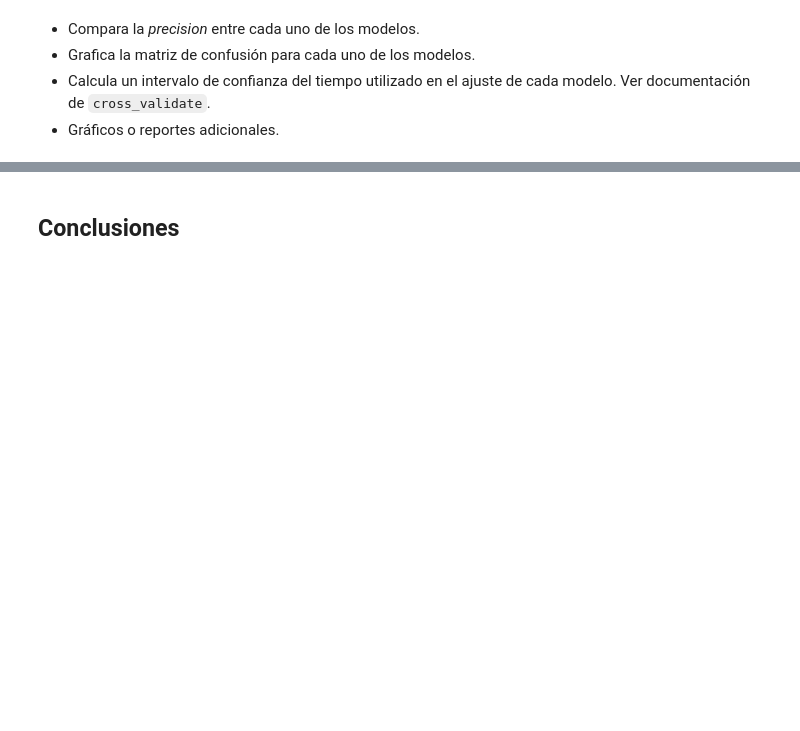
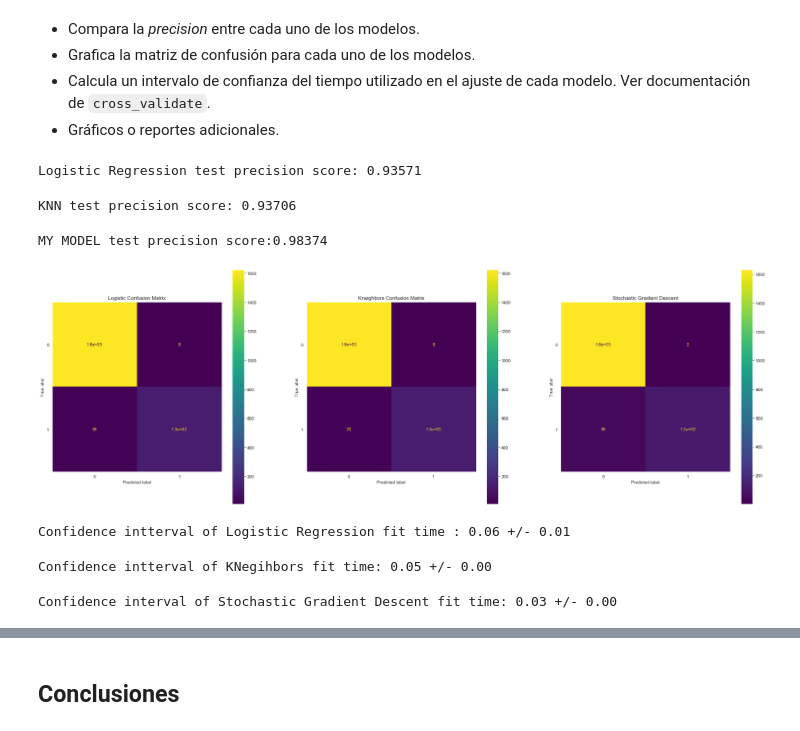
Before and after one commit to FabianCastellano/mat281_portfolio, a Jupyter notebook: Proyectos/m05_project02/m05_project02.ipynb, the cells around one changed output, grey strips where cells are left out. Saved outputs shown, nothing was run; the diff lists cells and outputs as text; code cells hidden in the pictures; blank space fills up the shorter version.

```diff
--- a/Proyectos/m05_project02/m05_project02.ipynb
+++ b/Proyectos/m05_project02/m05_project02.ipynb
@@ -490,4 +490,7 @@ from sklearn.model_selection import GridSearchCV
 from sklearn.neighbors import KNeighborsClassifier
 # %%
 parameters = np.arange(1,100)
-digits_gscv = GridSearchCV(estimator=KNeighborsClassifier(), param_grid={'n_neighbors': parameters}).fit(X_train,y_train)
+digits_gscv = GridSearchCV(estimator = KNeighborsClassifier()
+                           , param_grid = {'n_neighbors': parameters}
+                          ).fit(X_train,y_train)
+digits_gscv.best_params_['n_neighbors']
@@ -530,0 +526,14 @@ my_model_cv = ## FIX ME ##
+# %%
+my_model = SGDClassifier()
+# %%
+grid = {
+    'alpha': [1e-7,1e-6,1e-5,1e-4, 1e-3, 1e-2, 1e-1], # learning rate
+    'max_iter': [1e3,1e4,1e5,1e6], # number of epochs
+    'loss': ['hinge', 'log'],
+    'penalty': ['l2','l1','elasticnet'],
+    'n_jobs': [-1]
+}
+my_model_gs = GridSearchCV(estimator = my_model
+                           , param_grid = grid
+                          ).fit(X_train,y_train)
+my_model_gs.best_params_
@@ -530,0 +546,4 @@ my_model_cv = ## FIX ME ##
+# %%
+sgd = SGDClassifier(**my_model_gs.best_params_, random_state= 42)
+sgd.fit(X_train,y_train)
+sgd.score(X_test,y_test)
@@ -544,6 +570,12 @@ from sklearn.metrics import precision_score, classification_report
 # %%
-print(f'Logistic Regression test precision score: {## FRE STYLE ##}')
+print(f'Logistic Regression test precision score: {precision_score(y_test,logistic.predict(X_test)):.5f}')
+# %% [output]
+Logistic Regression test precision score: 0.93571
 # %%
-print(f'KNN test precision score: {## FRE STYLE ##}')
+print(f'KNN test precision score: {precision_score(y_test,knn.predict(X_test)):.5f}')
+# %% [output]
+KNN test precision score: 0.93706
 # %%
-print(f'MY MODEL test precision score: {## FRE STYLE ##}')
+print(f'MY MODEL test precision score:{precision_score(y_test,sgd.predict(X_test)):.5f}')
+# %% [output]
+MY MODEL test precision score:0.98374
@@ -552,3 +582,29 @@ print(f'MY MODEL test precision score: {## FRE STYLE ##}')
+# %%
+fig,axes= plt.subplots(1,3,figsize=(30,10))
+
+plot_confusion_matrix(logistic, X_test, y_test,ax=axes[0])
+axes[0].set_title('Logistic Confusion Matrix')
+
+plot_confusion_matrix(knn, X_test, y_test,ax=axes[1])
+axes[1].set_title('Kneighbors Confusion Matrix')
+
+plot_confusion_matrix(sgd, X_test, y_test,ax=axes[2])
+axes[2].set_title('Stochastic Gradient Descent')
+plt.show()
+# %% [output]
+[figure, added]
+# %%
+print(f'Confidence intterval of Logistic Regression fit time : {np.mean(cross_validate(logistic,X_train,y_train)["fit_time"]):.2f} +/- {np.std(cross_validate(logistic,X_train,y_train)["fit_time"]):.2f} ')
+# %% [output]
+Confidence intterval of Logistic Regression fit time : 0.06 +/- 0.01
+# %%
+print(f'Confidence intterval of KNegihbors fit time: {np.mean(cross_validate(knn,X_train,y_train)["fit_time"]):.2f} +/- {np.std(cross_validate(knn,X_train,y_train)["fit_time"]):.2f} ')
+# %% [output]
+Confidence intterval of KNegihbors fit time: 0.05 +/- 0.00
+# %%
+print(f'Confidence interval of Stochastic Gradient Descent fit time: {np.mean(cross_validate(sgd,X_train,y_train)["fit_time"]):.2f} +/- {np.std(cross_validate(sgd,X_train,y_train)["fit_time"]):.2f} ')
+# %% [output]
+Confidence interval of Stochastic Gradient Descent fit time: 0.03 +/- 0.00
 # %% [markdown]
 <a id='conclusions'></a>
 # %% [markdown]
```
Also changed, not shown: parts of 12 cells of this notebook.
